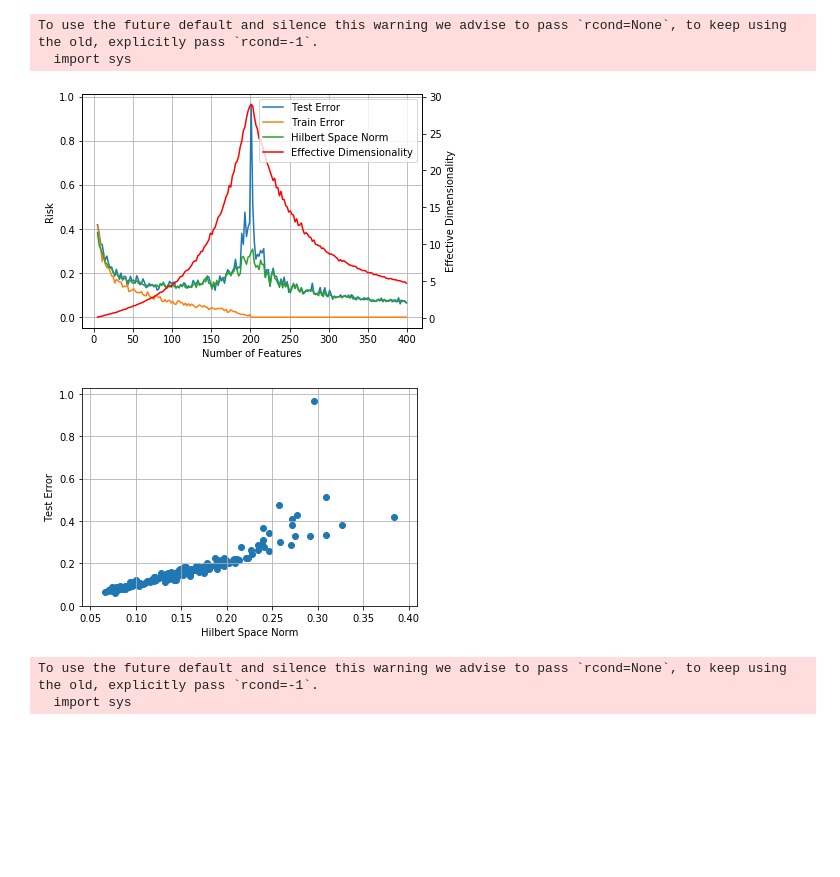
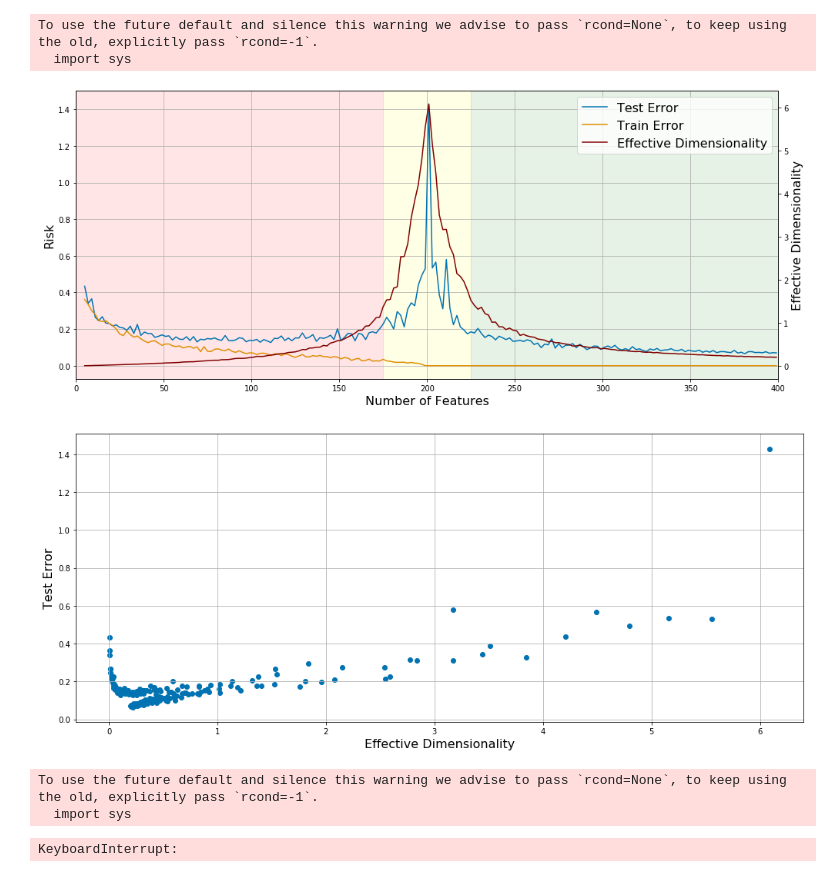
Before and after one commit to g-benton/hessian-eff-dim, a Jupyter notebook: notebooks/random_features_nb.ipynb, the cells around one changed output. Saved outputs shown, nothing was run; the diff lists cells and outputs as text; code cells hidden in the pictures; blank space fills up the shorter version.

```diff
--- a/notebooks/random_features_nb.ipynb
+++ b/notebooks/random_features_nb.ipynb
@@ -2,6 +2,8 @@
 import numpy as np
 import matplotlib.pyplot as plt
 
+import seaborn as sns
+sns.set_palette('colorblind')
 %matplotlib inline
 # %%
 # random weakly informative features copied from
@@ -31,9 +33,10 @@ def compute_partial_error(d, n=200, l=0.001):
     train_error = np.linalg.norm(xtrain @ w - ytrain) / np.linalg.norm(ytrain)
 
     svs = np.linalg.svd(xtrain, compute_uv=False)
-    effective_dimensions = eff_dim(svs**-2, s=l*n)
+    #eigs = np.linalg.eigvals(xtrain @ xtrain.T)
+    effective_dimensions = min(n, d) - eff_dim(svs**2, s=(l*n))
 
-    return test_error, train_error, train_norm**0.5, effective_dimensions
+    return test_error, train_error, train_norm**0.5, effective_dimensions, svs
 # %%
 width_sequence = range(5, 400, 2)
 errors = [compute_partial_error(d) for d in width_sequence]
@@ -41,42 +44,51 @@ errors = [compute_partial_error(d) for d in width_sequence]
 To use the future default and silence this warning we advise to pass `rcond=None`, to keep using the old, explicitly pass `rcond=-1`.
   import sys
 # %%
-fig, ax = plt.subplots(1, 1)
+fig, ax = plt.subplots(1, 1, figsize=(14,6))
 ax.plot(width_sequence, [e[0] for e in errors], label='Test Error')
 ax.plot(width_sequence, [e[1] for e in errors], label='Train Error')
-ax.plot(width_sequence, [e[2] for e in errors], label='Hilbert Space Norm')
+#ax.plot(width_sequence, [e[2] for e in errors], label='Hilbert Space Norm')
 
 ax2 = ax.twinx()
-ax2.plot(width_sequence, [e[3] for e in errors], label = 'Effective Dimensionality', color='red')
+ax2.plot(width_sequence, [e[3] for e in errors], label = 'Effective Dimensionality', color='maroon')
+
+ax.axvspan(0, 175, alpha=0.1, color='red')
+ax.axvspan(175, 225, alpha=0.1, color='yellow')
+ax.axvspan(225, 400, alpha=0.1, color='green')
 
 ax.grid()
 
 # ask matplotlib for the plotted objects and their labels
 lines, labels = ax.get_legend_handles_labels()
 lines2, labels2 = ax2.get_legend_handles_labels()
-ax2.legend(lines + lines2, labels + labels2, loc=0)
+ax2.legend(lines + lines2, labels + labels2, loc=0, fontsize=16)
 #ax.legend()
 
-ax.set_ylabel('Risk')
-ax.set_xlabel('Number of Features')
-ax2.set_ylabel('Effective Dimensionality')
+ax.set_ylabel('Risk', fontsize=16)
+ax.set_xlabel('Number of Features', fontsize=16)
+ax2.set_ylabel('Effective Dimensionality', fontsize=16)
 #plt.ylim((0, 0.3))
+plt.xlim((0,400))
 plt.tight_layout()
-plt.savefig('random_featues_double_descent.pdf')
+plt.savefig('random_featues_double_descent.pdf', bbox_inches='tight')
 # %% [output]
-[figure, old version]
+[figure, new version]
 # %%
-plt.scatter([e[2] for e in errors], [e[0] for e in errors])
-plt.xlabel('Hilbert Space Norm')
-plt.ylabel('Test Error')
+fig, ax = plt.subplots(1, 1, figsize=(14,6))
+
+plt.scatter([e[3] for e in errors], [e[0] for e in errors])
+plt.xlabel('Effective Dimensionality', fontsize=16)
+plt.ylabel('Test Error', fontsize=16)
 plt.grid()
+plt.tight_layout()
+plt.savefig('random_features_generalization.pdf', bbox_inches="tight")
 # %% [output]
-[figure, old version]
+[figure, new version]
 # %%
 dimensions = range(10, 1200, 20)
 data_points = range(10, 1200, 20)
 
-risk_tensor = np.zeros((3, len(list(dimensions)), len(list(dimensions))))
+risk_tensor = np.zeros((4, len(list(dimensions)), len(list(dimensions))))
 for i, d in enumerate(dimensions):
     for j, n in enumerate(data_points):
         output = compute_partial_error(d=d, n=n)
@@ -84,6 +96,7 @@ for i, d in enumerate(dimensions):
 # %% [output]
 To use the future default and silence this warning we advise to pass `rcond=None`, to keep using the old, explicitly pass `rcond=-1`.
   import sys
+KeyboardInterrupt:
 # %%
 fig, ax = plt.subplots(1, 3, figsize = (16, 6))
 
```
Also changed, not shown: parts of 5 cells of this notebook, 3 other files.
